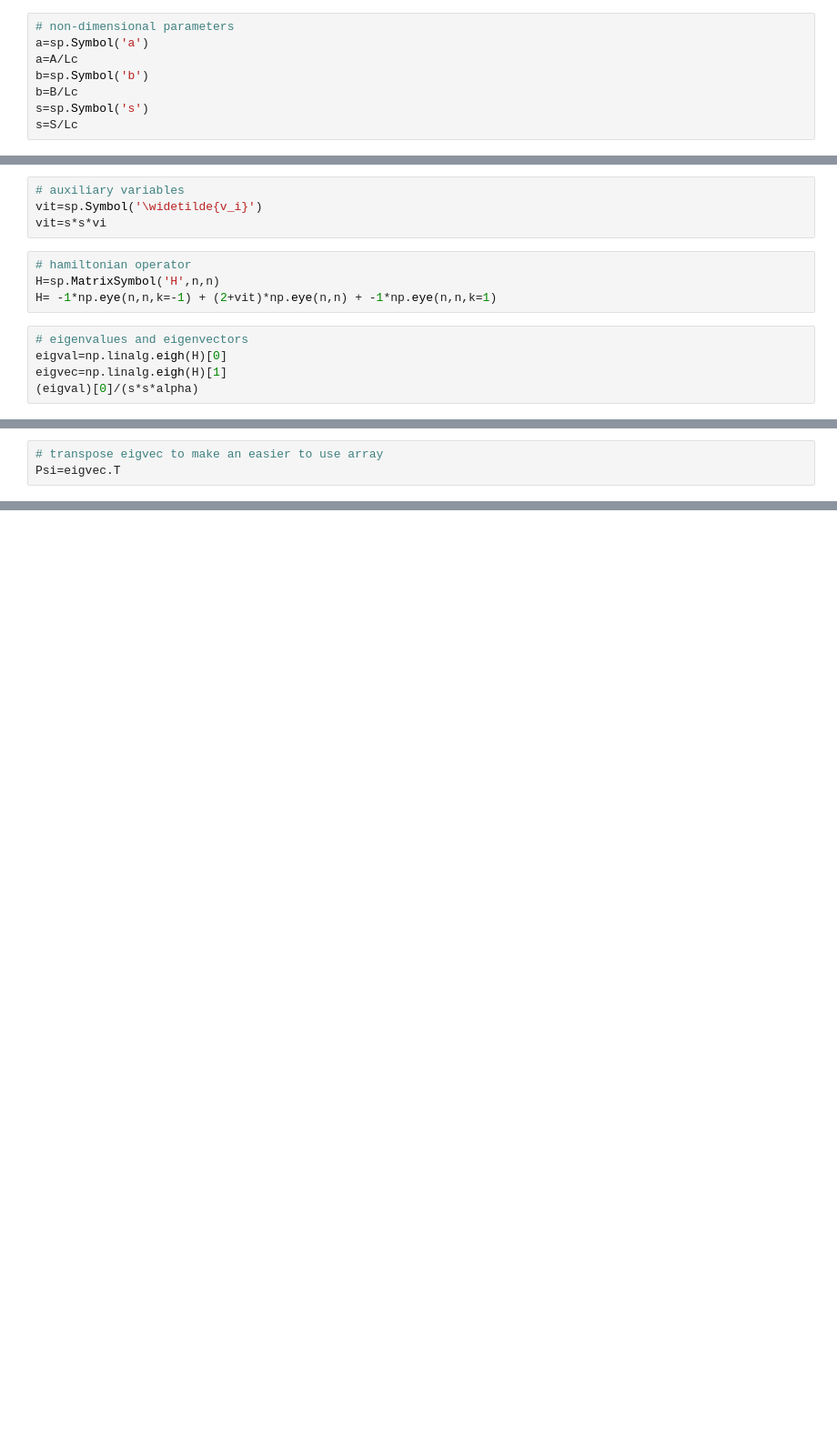
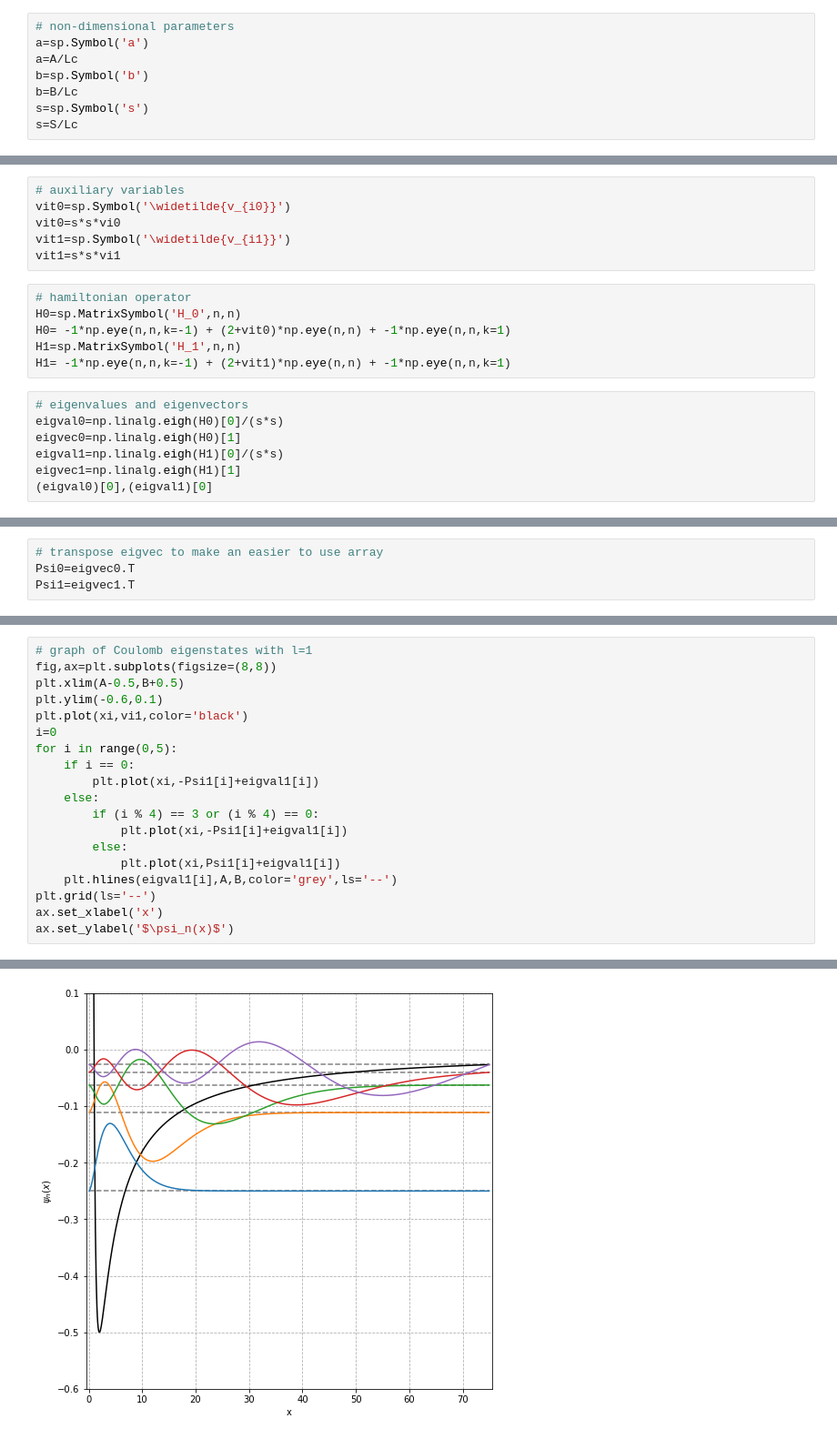
Before and after one commit to Boberfax/1D-SE-NMM, a Jupyter notebook: Coulomb.ipynb, the cells around one changed output, grey strips where cells are left out. Shown: that part at 91% size. Cells and saved outputs as stored; diff of their text form; blank space fills up the shorter version.

```diff
--- a/Coulomb.ipynb
+++ b/Coulomb.ipynb
@@ -58,13 +44,19 @@ Vi=V(Xi,0)
 # %%
 # auxiliary variables
-vit=sp.Symbol('\widetilde{v_i}')
-vit=s*s*vi
+vit0=sp.Symbol('\widetilde{v_{i0}}')
+vit0=s*s*vi0
+vit1=sp.Symbol('\widetilde{v_{i1}}')
+vit1=s*s*vi1
 # %%
 # hamiltonian operator
-H=sp.MatrixSymbol('H',n,n)
-H= -1*np.eye(n,n,k=-1) + (2+vit)*np.eye(n,n) + -1*np.eye(n,n,k=1)
+H0=sp.MatrixSymbol('H_0',n,n)
+H0= -1*np.eye(n,n,k=-1) + (2+vit0)*np.eye(n,n) + -1*np.eye(n,n,k=1)
+H1=sp.MatrixSymbol('H_1',n,n)
+H1= -1*np.eye(n,n,k=-1) + (2+vit1)*np.eye(n,n) + -1*np.eye(n,n,k=1)
 # %%
 # eigenvalues and eigenvectors
-eigval=np.linalg.eigh(H)[0]
-eigvec=np.linalg.eigh(H)[1]
-(eigval)[0]/(s*s*alpha)
+eigval0=np.linalg.eigh(H0)[0]/(s*s)
+eigvec0=np.linalg.eigh(H0)[1]
+eigval1=np.linalg.eigh(H1)[0]/(s*s)
+eigvec1=np.linalg.eigh(H1)[1]
+(eigval0)[0],(eigval1)[0]
@@ -73,4 +63,5 @@ eigvec=np.linalg.eigh(H)[1]
 # %%
 # transpose eigvec to make an easier to use array
-Psi=eigvec.T
+Psi0=eigvec0.T
+Psi1=eigvec1.T
 # %%
@@ -111,3 +102,23 @@ ax.set_ylabel('$\psi^2_n(x)$')
 # %% [output]
 Text(0, 0.5, '$\\psi^2_n(x)$')
 [figure]
+# %%
+# graph of Coulomb eigenstates with l=1
+fig,ax=plt.subplots(figsize=(8,8))
+plt.xlim(A-0.5,B+0.5)
+plt.ylim(-0.6,0.1)
+plt.plot(xi,vi1,color='black')
+i=0
+for i in range(0,5):
+    if i == 0:
+        plt.plot(xi,-Psi1[i]+eigval1[i])
+    else:
+        if (i % 4) == 3 or (i % 4) == 0:
+            plt.plot(xi,-Psi1[i]+eigval1[i])
+        else:
+            plt.plot(xi,Psi1[i]+eigval1[i])
+    plt.hlines(eigval1[i],A,B,color='grey',ls='--')
+plt.grid(ls='--')
+ax.set_xlabel('x')
+ax.set_ylabel('$\psi_n(x)$')
+# %% [output]
@@ -113,0 +126 @@ Text(0, 0.5, '$\\psi^2_n(x)$')
+[figure, added]
```
Also changed, not shown: parts of 9 cells of this notebook, 1 other file.
